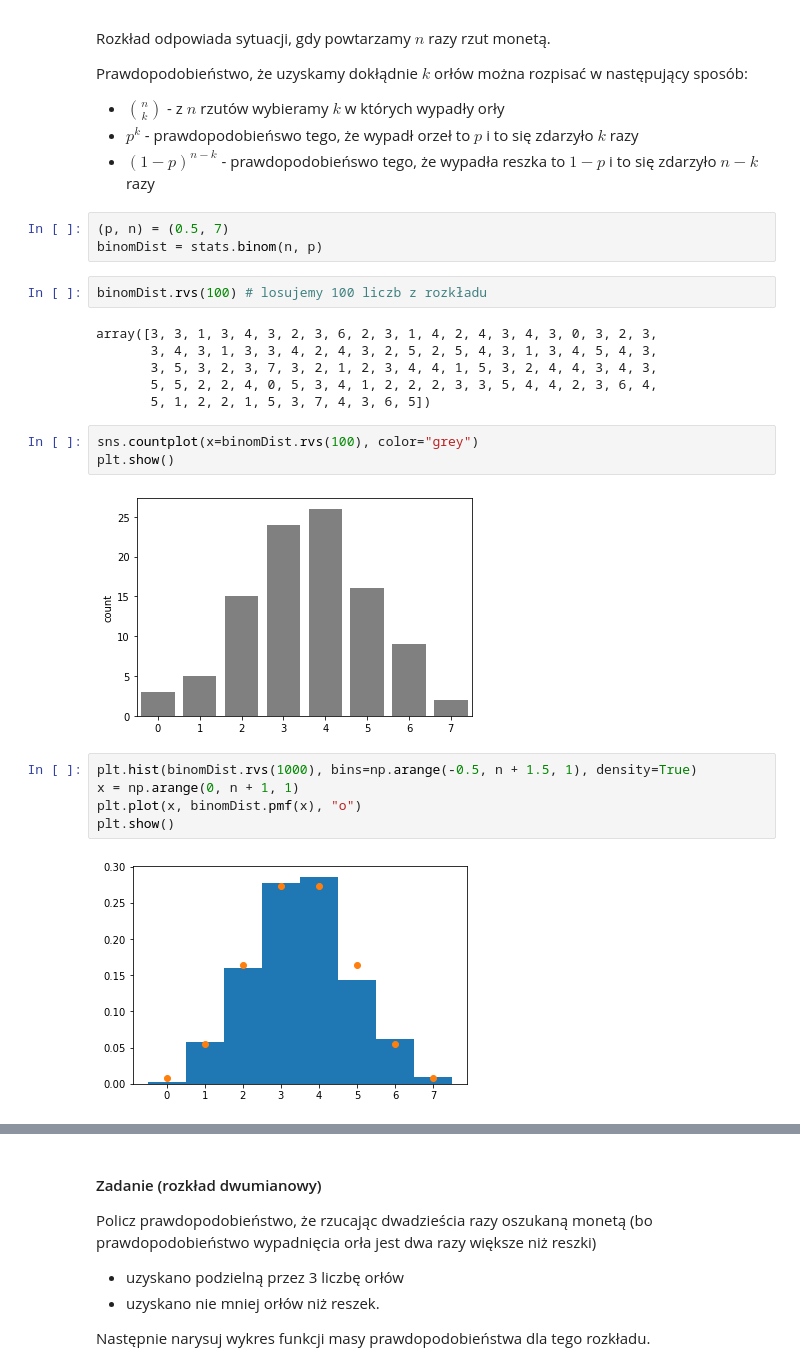
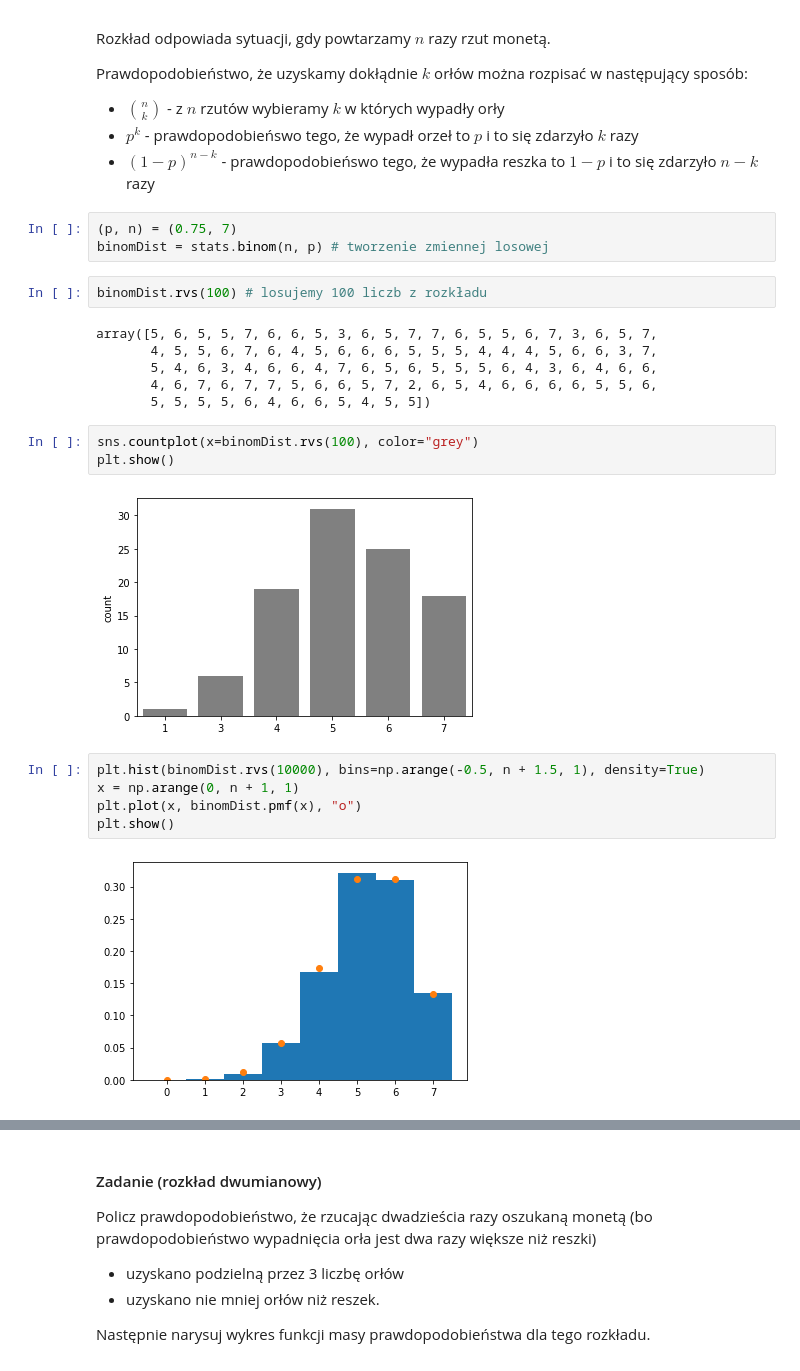
Before and after one commit to MalgosiaL/stat_prob_2020_10, a Jupyter notebook: sobota_lab.ipynb, the cells around one changed output, grey strips where cells are left out. Cells and saved outputs as stored; diff of their text form.

```diff
--- a/sobota_lab.ipynb
+++ b/sobota_lab.ipynb
@@ -1110,26 +1111,26 @@ Prawdopodobieństwo, że uzyskamy dokłądnie $k$ orłów można rozpisać w nas
  - $p^k$ - prawdopodobieńswo tego, że wypadł orzeł to $p$ i to się zdarzyło $k$ razy
  - $(1-p)^{n-k}$ - prawdopodobieńswo tego, że wypadła reszka to $1-p$ i to się zdarzyło $n-k$ razy
 # %%
-(p, n) = (0.5, 7)
-binomDist = stats.binom(n, p)
+(p, n) = (0.75, 7)
+binomDist = stats.binom(n, p) # tworzenie zmiennej losowej
 # %%
 binomDist.rvs(100) # losujemy 100 liczb z rozkładu
 # %% [output]
-array([3, 3, 1, 3, 4, 3, 2, 3, 6, 2, 3, 1, 4, 2, 4, 3, 4, 3, 0, 3, 2, 3,
-       3, 4, 3, 1, 3, 3, 4, 2, 4, 3, 2, 5, 2, 5, 4, 3, 1, 3, 4, 5, 4, 3,
-       3, 5, 3, 2, 3, 7, 3, 2, 1, 2, 3, 4, 4, 1, 5, 3, 2, 4, 4, 3, 4, 3,
-       5, 5, 2, 2, 4, 0, 5, 3, 4, 1, 2, 2, 2, 3, 3, 5, 4, 4, 2, 3, 6, 4,
-       5, 1, 2, 2, 1, 5, 3, 7, 4, 3, 6, 5])
+array([5, 6, 5, 5, 7, 6, 6, 5, 3, 6, 5, 7, 7, 6, 5, 5, 6, 7, 3, 6, 5, 7,
+       4, 5, 5, 6, 7, 6, 4, 5, 6, 6, 6, 5, 5, 5, 4, 4, 4, 5, 6, 6, 3, 7,
+       5, 4, 6, 3, 4, 6, 6, 4, 7, 6, 5, 6, 5, 5, 5, 6, 4, 3, 6, 4, 6, 6,
+       4, 6, 7, 6, 7, 7, 5, 6, 6, 5, 7, 2, 6, 5, 4, 6, 6, 6, 6, 5, 5, 6,
+       5, 5, 5, 5, 6, 4, 6, 6, 5, 4, 5, 5])
 # %%
 sns.countplot(x=binomDist.rvs(100), color="grey")
 plt.show()
 # %% [output]
-[figure, old version]
+[figure, new version]
 # %%
-plt.hist(binomDist.rvs(1000), bins=np.arange(-0.5, n + 1.5, 1), density=True)
+plt.hist(binomDist.rvs(10000), bins=np.arange(-0.5, n + 1.5, 1), density=True)
 x = np.arange(0, n + 1, 1)
 plt.plot(x, binomDist.pmf(x), "o")
 plt.show()
 # %% [output]
-[figure, old version]
+[figure, new version]
 # %%
```
Also changed, not shown: parts of 32 cells of this notebook.
